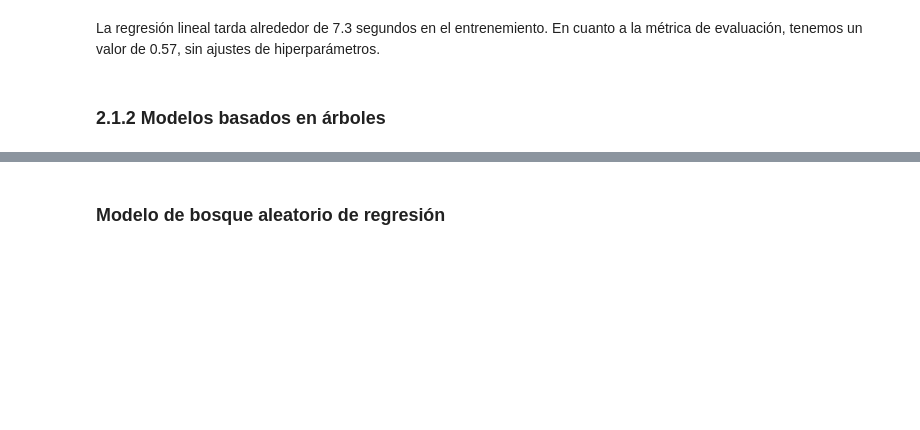
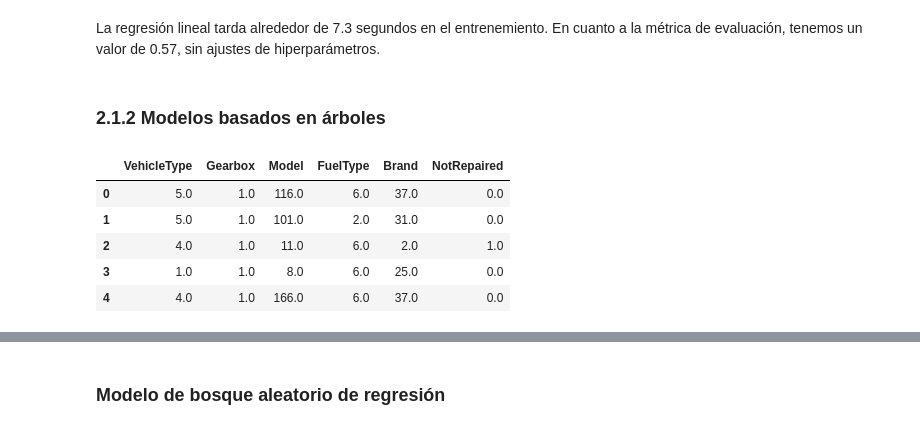
Before and after one commit to wh1tneyr/Rusty-Bargain, a Jupyter notebook: Rusty Bargain.ipynb, the cells around one changed output, grey strips where cells are left out. Cells and saved outputs as stored; diff of their text form; code cells hidden in the pictures; blank space fills up the shorter version.

Commit message:
codificando caracteristicas categoricas para modelos basados en arboles

```diff
--- a/Rusty Bargain.ipynb
+++ b/Rusty Bargain.ipynb
@@ -237,0 +235,17 @@ encoder = OrdinalEncoder()
+# %%
+#seleccionar columnas categoricas del df
+data_categorical_columns = df[['VehicleType', 'Gearbox', 'Model', 'FuelType', 'Brand', 'NotRepaired']]
+# %%
+#codificar caracteristicas categoricas con  para arboles
+encoder = OrdinalEncoder()
+
+data_ordinal = pd.DataFrame(encoder.fit_transform(data_categorical_columns), columns=data_categorical_columns.columns)
+
+data_ordinal.head()
+# %% [output]
+|  | VehicleType | Gearbox | Model | FuelType | Brand | NotRepaired |
+| 0 | 5.0 | 1.0 | 116.0 | 6.0 | 37.0 | 0.0 |
+| 1 | 5.0 | 1.0 | 101.0 | 2.0 | 31.0 | 0.0 |
+| 2 | 4.0 | 1.0 | 11.0 | 6.0 | 2.0 | 1.0 |
+| 3 | 1.0 | 1.0 | 8.0 | 6.0 | 25.0 | 0.0 |
+| 4 | 4.0 | 1.0 | 166.0 | 6.0 | 37.0 | 0.0 |
```
Also changed, not shown: parts of 3 cells of this notebook.
